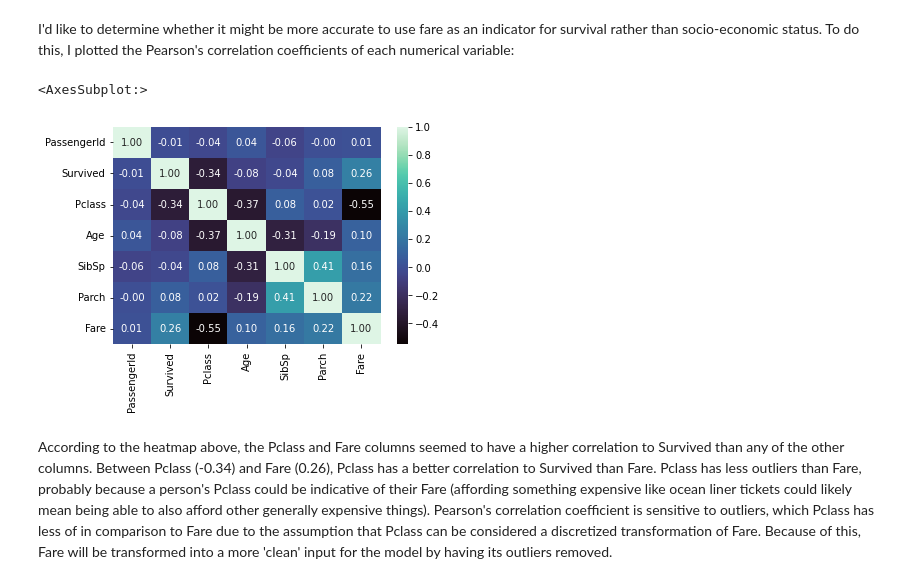
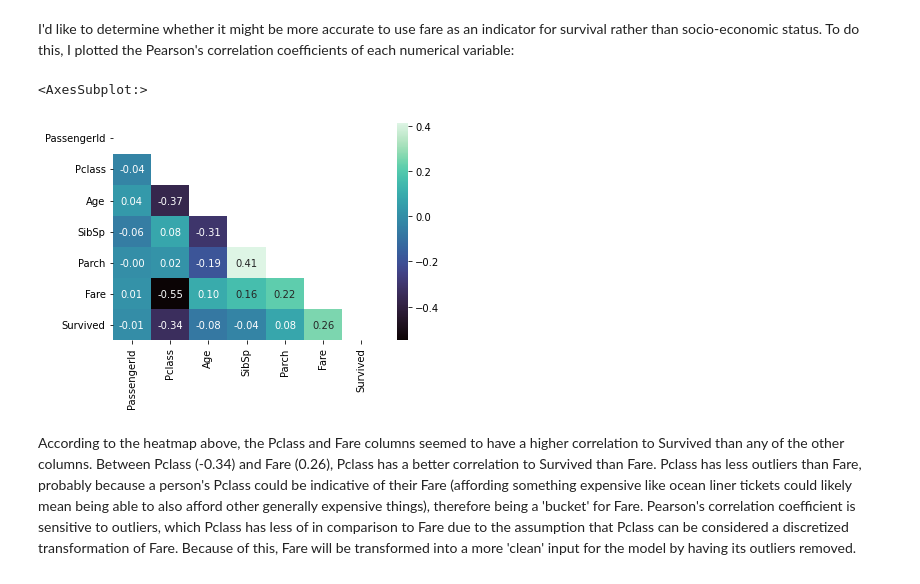
Before and after one commit to djm160830/kaggle-notebooks, a Jupyter notebook: titanic-submission.ipynb, the cells around one changed output. Drawn from its saved outputs; the diff is of its cells as text; code cells hidden in the pictures.

```diff
--- a/titanic-submission.ipynb
+++ b/titanic-submission.ipynb
@@ -173,10 +167,11 @@ Unfortunately, 77% of the 'Cabin' column is null, so it may not be the best feat
 # %% [markdown]
 I'd like to determine whether it might be more accurate to use fare as an indicator for survival rather than socio-economic status. To do this, I plotted the Pearson's correlation coefficients of each numerical variable:
 # %%
+train.insert(len(train.columns)-1, 'Survived', train.pop('Survived'))
 train.corr(method='pearson')\
-     .pipe((sns.heatmap, 'data'), annot=True, fmt='.2f', cmap='mako', linecolor='black')
+     .pipe((sns.heatmap, 'data'), annot=True, fmt='.2f', cmap='mako', linecolor='black', mask=np.triu(np.ones_like(train.corr(method='pearson'), dtype=bool)))
 # %% [output]
 <AxesSubplot:>
-[figure, old version]
+[figure, new version]
 # %% [markdown]
-According to the heatmap above, the Pclass and Fare columns seemed to have a higher correlation to Survived than any of the other columns. Between Pclass (-0.34) and Fare (0.26), Pclass has a better correlation to Survived than Fare. Pclass has less outliers than Fare, probably because a person's Pclass could be indicative of their Fare (affording something expensive like ocean liner tickets could likely mean being able to also afford other generally expensive things). Pearson's correlation coefficient is sensitive to outliers, which Pclass has less of in comparison to Fare due to the assumption that Pclass can be considered a discretized transformation of Fare. Because of this, Fare will be transformed into a more 'clean' input for the model by having its outliers removed.
+According to the heatmap above, the Pclass and Fare columns seemed to have a higher correlation to Survived than any of the other columns. Between Pclass (-0.34) and Fare (0.26), Pclass has a better correlation to Survived than Fare. Pclass has less outliers than Fare, probably because a person's Pclass could be indicative of their Fare (affording something expensive like ocean liner tickets could likely mean being able to also afford other generally expensive things), therefore being a 'bucket' for Fare. Pearson's correlation coefficient is sensitive to outliers, which Pclass has less of in comparison to Fare due to the assumption that Pclass can be considered a discretized transformation of Fare. Because of this, Fare will be transformed into a more 'clean' input for the model by having its outliers removed.
```
Also changed, not shown: parts of 6 cells of this notebook.
